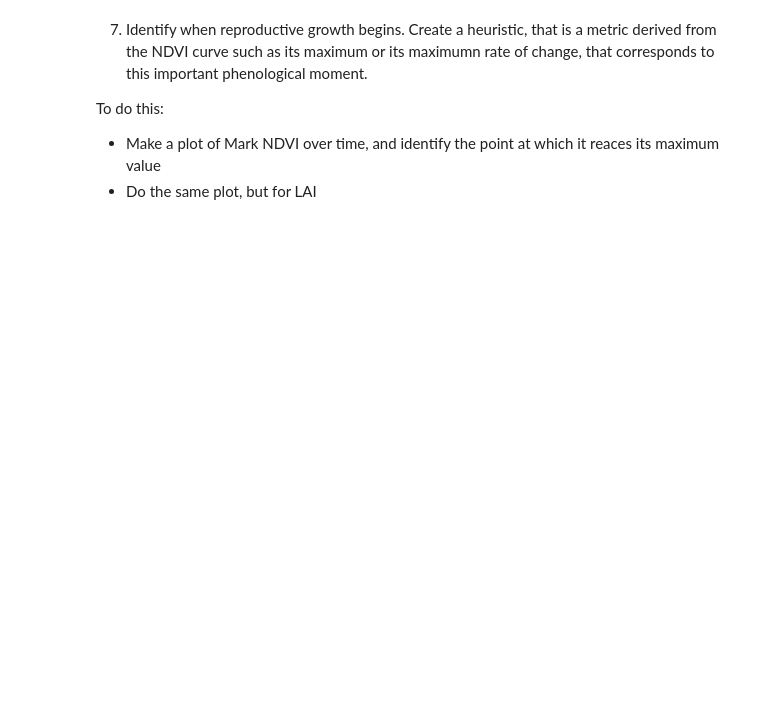
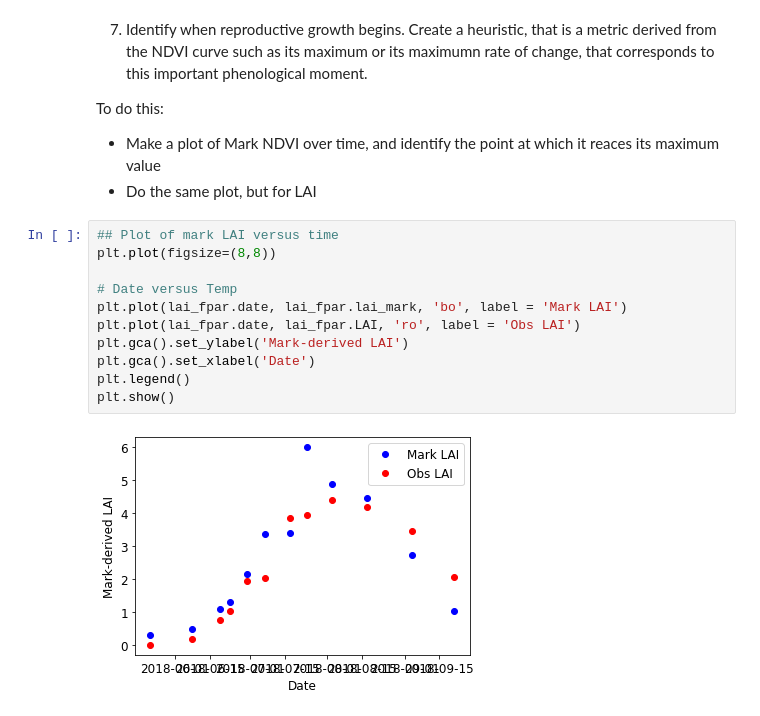
Before and after one commit to agroimpacts/nmeo, a Jupyter notebook: materials/code/sensors/Notebook_2_class.ipynb, the cells around one changed output. Drawn from its saved outputs; the diff is of its cells as text; blank space fills up the shorter version.

```diff
--- a/materials/code/sensors/Notebook_2_class.ipynb
+++ b/materials/code/sensors/Notebook_2_class.ipynb
@@ -248,3 +278,16 @@ LAI = ln(1. - fPAR)/(-0.5)
 To do this:
 - Make a plot of Mark NDVI over time, and identify the point at which it reaces its maximum value
 - Do the same plot, but for LAI
+# %%
+## Plot of mark LAI versus time
+plt.plot(figsize=(8,8))
+
+# Date versus Temp
+plt.plot(lai_fpar.date, lai_fpar.lai_mark, 'bo', label = 'Mark LAI')
+plt.plot(lai_fpar.date, lai_fpar.LAI, 'ro', label = 'Obs LAI')
+plt.gca().set_ylabel('Mark-derived LAI')
+plt.gca().set_xlabel('Date')
+plt.legend()
+plt.show()
+# %% [output]
+[figure, added]
```
Also changed, not shown: parts of 6 cells of this notebook.
